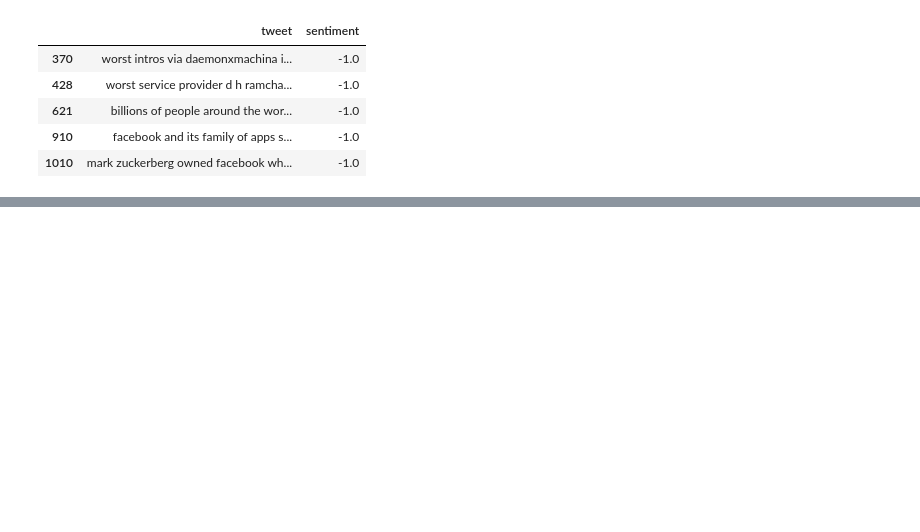
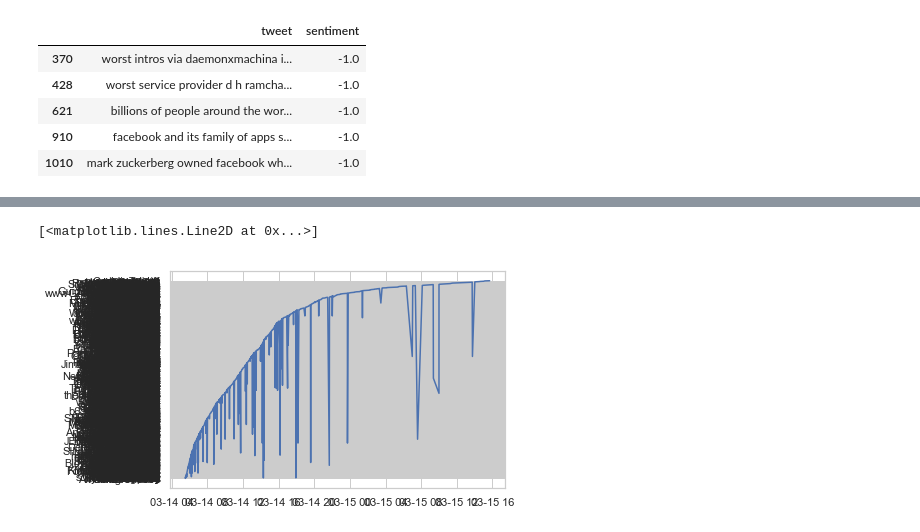
Before and after one commit to AmineHosni/FacebookDown-Sentiment-Analaysis, a Jupyter notebook: EDA.ipynb, the cells around one changed output, grey strips where cells are left out. Saved outputs shown, nothing was run; the diff lists cells and outputs as text; code cells hidden in the pictures; blank space fills up the shorter version.

```diff
--- a/EDA.ipynb
+++ b/EDA.ipynb
@@ -64,0 +103,4 @@ Name: tweet, dtype: object
+# %%
+dateparse = lambda dates: pd.datetime.strptime(dates, '%Y-%m-%d %H:%M:%S')
+# %%
+tweets_time = pd.read_csv('clean_tweets.csv', parse_dates=['timestamp'], index_col='timestamp',date_parser=dateparse)
@@ -64,0 +128,2 @@ Name: tweet, dtype: object
+# %%
+tweets_time=tweets_time['username']
@@ -64,0 +140,2 @@ Name: tweet, dtype: object
+# %%
+tweets_time.sort_index(inplace=True)
@@ -64,0 +152,5 @@ Name: tweet, dtype: object
+# %%
+plt.plot(tweets_time)
+# %% [output]
+[<matplotlib.lines.Line2D at 0x...>]
+[figure, added]
```
Also changed, not shown: parts of 24 cells of this notebook, 2 other files.
